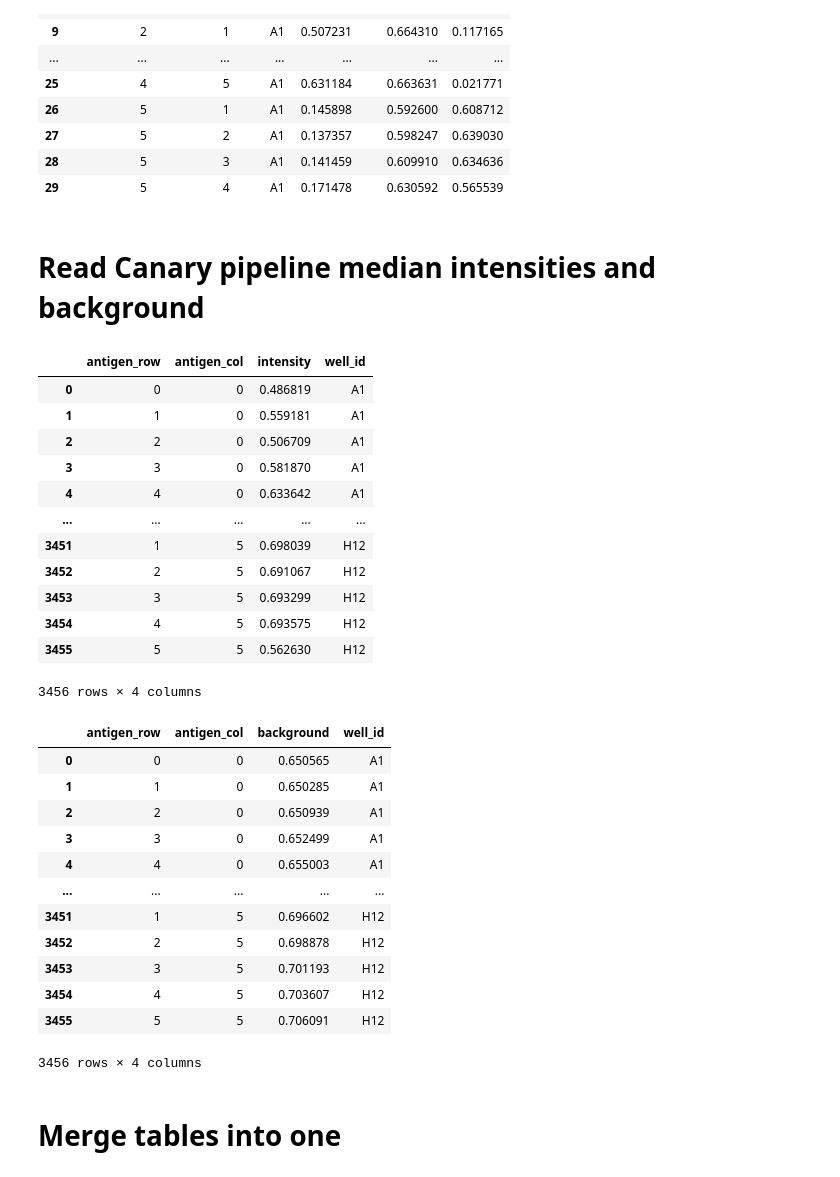
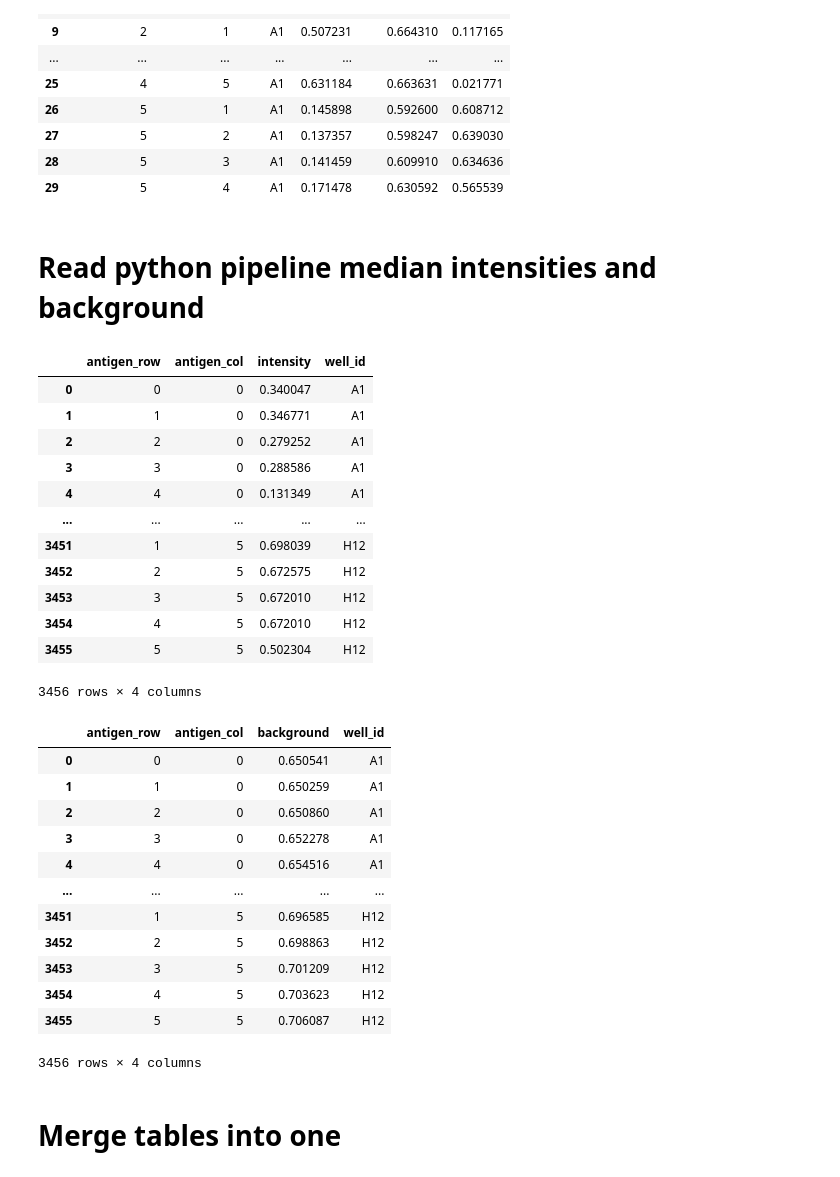
Before and after one commit to mehta-lab/multiSero, a Jupyter notebook: notebooks_interpretation/20200330_March25_flutasteplate_1/FluPlateInterpretationV4_smg.ipynb, the cells around one changed output. Cells and saved outputs as stored; diff of their text form; code cells hidden in the pictures.

```diff
--- a/notebooks_interpretation/20200330_March25_flutasteplate_1/FluPlateInterpretationV4_smg.ipynb
+++ b/notebooks_interpretation/20200330_March25_flutasteplate_1/FluPlateInterpretationV4_smg.ipynb
@@ -33,10 +33,10 @@ For ease of reading and manipulating data, all data is converted in $n$-dimensio
 # %%
 data_folder=r'/Volumes/GoogleDrive/My Drive/ELISAarrayReader/images_scienion/2020-03-30-15-08-05-COVD_March25_fluplatetest_AdamsPlate'
 plateinfo_path=os.path.join(data_folder,'PlateInfoFLuplate.csv')
-antigenOD_path=os.path.join(data_folder,'robin_ODs.xlsx')
+antigenOD_path=os.path.join(data_folder,'python_median_ODs.xlsx')
 intensityBG_path=os.path.join(data_folder,'scienion_fluanalysis4.xlsx')
-canary_int_path=os.path.join(data_folder,'robin_intensities.xlsx')
-canary_bg_path=os.path.join(data_folder,'robin_backgrounds.xlsx')
+python_int_path=os.path.join(data_folder,'python_median_intensities.xlsx')
+python_bg_path=os.path.join(data_folder,'python_median_backgrounds.xlsx')
 antigens_path=os.path.join(data_folder,'robin_antigens.xlsx')
 # %%
 plate_info_df=pd.read_csv(plateinfo_path)
@@ -221,50 +221,50 @@ df_scn[df_scn['well_id']=='A1']
 | 28 | 5 | 3 | A1 | 0.141459 | 0.609910 | 0.634636 |
 | 29 | 5 | 4 | A1 | 0.171478 | 0.630592 | 0.565539 |
 # %% [markdown]
-# Read Canary pipeline median intensities and background
+# Read python pipeline median intensities and background
 # %%
 # Read all intensity wells into dictionary and into a 4D numpy array.
-canary_int_df = pd.DataFrame()
+python_int_df = pd.DataFrame()
 for well_id in plate_info_df['well_id']:
-    OD_1_well_df = xlsx2D_to_df1D(xlsx_path=canary_int_path, sheet=well_id, data_col='intensity')
+    OD_1_well_df = xlsx2D_to_df1D(xlsx_path=python_int_path, sheet=well_id, data_col='intensity')
     OD_1_well_df['well_id'] = well_id
-    canary_int_df = canary_int_df.append(OD_1_well_df, ignore_index=True)
-canary_int_df
+    python_int_df = python_int_df.append(OD_1_well_df, ignore_index=True)
+python_int_df
 # %% [output]
 |  | antigen_row | antigen_col | intensity | well_id |
-| 0 | 0 | 0 | 0.486819 | A1 |
-| 1 | 1 | 0 | 0.559181 | A1 |
-| 2 | 2 | 0 | 0.506709 | A1 |
-| 3 | 3 | 0 | 0.581870 | A1 |
-| 4 | 4 | 0 | 0.633642 | A1 |
+| 0 | 0 | 0 | 0.340047 | A1 |
+| 1 | 1 | 0 | 0.346771 | A1 |
+| 2 | 2 | 0 | 0.279252 | A1 |
+| 3 | 3 | 0 | 0.288586 | A1 |
+| 4 | 4 | 0 | 0.131349 | A1 |
 | ... | ... | ... | ... | ... |
 | 3451 | 1 | 5 | 0.698039 | H12 |
-| 3452 | 2 | 5 | 0.691067 | H12 |
-| 3453 | 3 | 5 | 0.693299 | H12 |
-| 3454 | 4 | 5 | 0.693575 | H12 |
-| 3455 | 5 | 5 | 0.562630 | H12 |
+| 3452 | 2 | 5 | 0.672575 | H12 |
+| 3453 | 3 | 5 | 0.672010 | H12 |
+| 3454 | 4 | 5 | 0.672010 | H12 |
+| 3455 | 5 | 5 | 0.502304 | H12 |
 3456 rows × 4 columns
 # %%
 # Read all background wells into dictionary and into a 4D numpy array.
-canary_bg_df = pd.DataFrame()
+python_bg_df = pd.DataFrame()
 for well_id in plate_info_df['well_id']:
-    OD_1_well_df = xlsx2D_to_df1D(xlsx_path=canary_bg_path, sheet=well_id, data_col='background')
+    OD_1_well_df = xlsx2D_to_df1D(xlsx_path=python_bg_path, sheet=well_id, data_col='background')
     OD_1_well_df['well_id'] = well_id
-    canary_bg_df = canary_bg_df.append(OD_1_well_df, ignore_index=True)
-canary_bg_df
+    python_bg_df = python_bg_df.append(OD_1_well_df, ignore_index=True)
+python_bg_df
 # %% [output]
 |  | antigen_row | antigen_col | background | well_id |
-| 0 | 0 | 0 | 0.650565 | A1 |
-| 1 | 1 | 0 | 0.650285 | A1 |
-| 2 | 2 | 0 | 0.650939 | A1 |
-| 3 | 3 | 0 | 0.652499 | A1 |
-| 4 | 4 | 0 | 0.655003 | A1 |
+| 0 | 0 | 0 | 0.650541 | A1 |
+| 1 | 1 | 0 | 0.650259 | A1 |
+| 2 | 2 | 0 | 0.650860 | A1 |
+| 3 | 3 | 0 | 0.652278 | A1 |
+| 4 | 4 | 0 | 0.654516 | A1 |
 | ... | ... | ... | ... | ... |
-| 3451 | 1 | 5 | 0.696602 | H12 |
-| 3452 | 2 | 5 | 0.698878 | H12 |
-| 3453 | 3 | 5 | 0.701193 | H12 |
-| 3454 | 4 | 5 | 0.703607 | H12 |
-| 3455 | 5 | 5 | 0.706091 | H12 |
+| 3451 | 1 | 5 | 0.696585 | H12 |
+| 3452 | 2 | 5 | 0.698863 | H12 |
+| 3453 | 3 | 5 | 0.701209 | H12 |
+| 3454 | 4 | 5 | 0.703623 | H12 |
+| 3455 | 5 | 5 | 0.706087 | H12 |
 3456 rows × 4 columns
 # %% [markdown]
 # Merge tables into one
```
Also changed, not shown: parts of 18 cells of this notebook, 13 other files.
